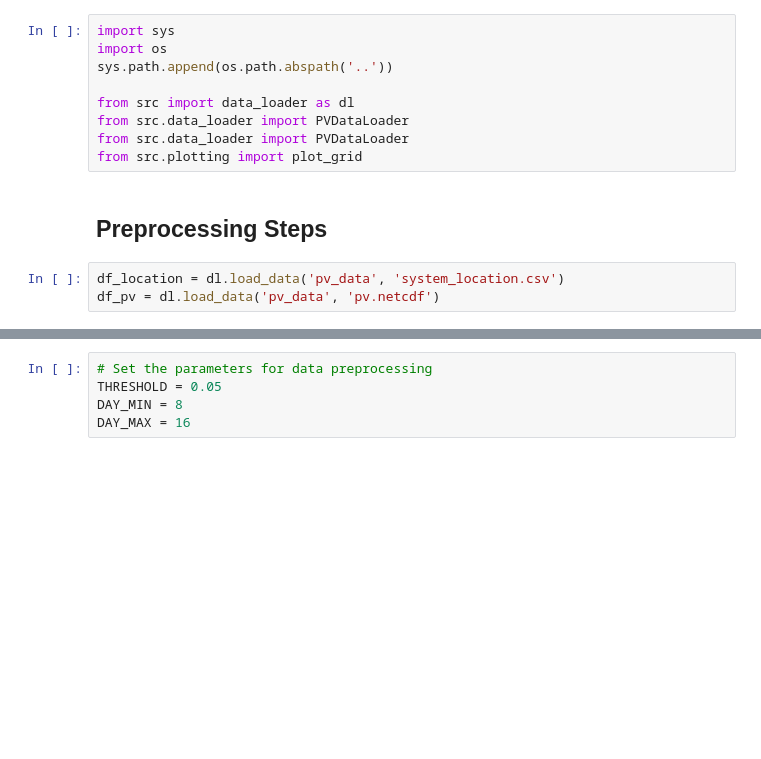
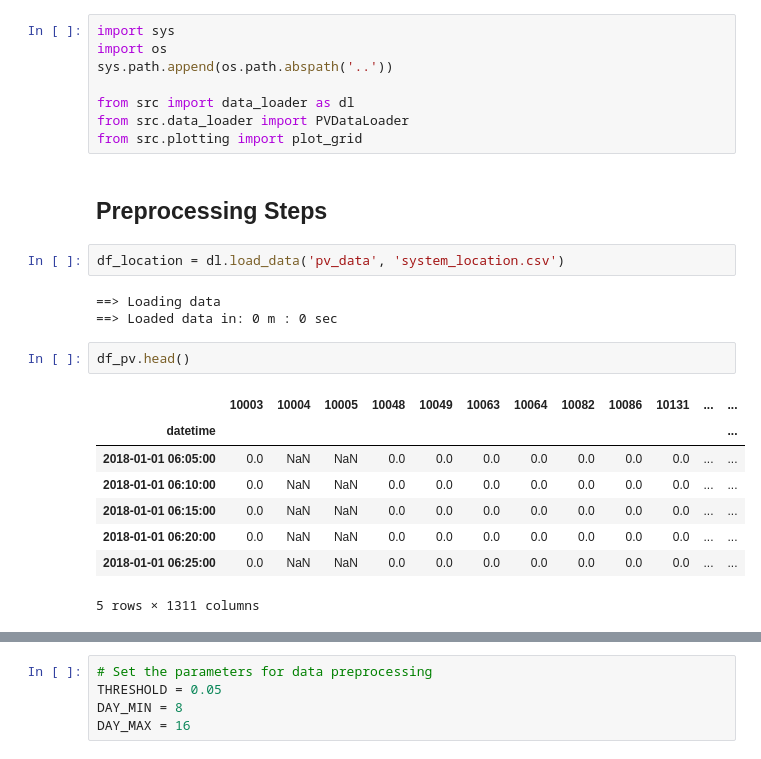
Before and after one commit to eirikbaekkelund/Dissertation, a Jupyter notebook: examples/loading_data.ipynb, the cells around one changed output, grey strips where cells are left out. Saved outputs shown, nothing was run; the diff lists cells and outputs as text; blank space fills up the shorter version.

```diff
--- a/examples/loading_data.ipynb
+++ b/examples/loading_data.ipynb
@@ -5,10 +5,22 @@ sys.path.append(os.path.abspath('..'))
 
 from src import data_loader as dl
 from src.data_loader import PVDataLoader
-from src.data_loader import PVDataLoader
 from src.plotting import plot_grid
 # %% [markdown]
 ## Preprocessing Steps
 # %%
 df_location = dl.load_data('pv_data', 'system_location.csv')
-df_pv = dl.load_data('pv_data', 'pv.netcdf')
+# %% [output]
+==> Loading data
+==> Loaded data in: 0 m : 0 sec
+# %%
+df_pv.head()
+# %% [output]
+|  | 10003 | 10004 | 10005 | 10048 | 10049 | 10063 | 10064 | 10082 | 10086 | 10131 | ... | ... |
+| datetime |  |  |  |  |  |  |  |  |  |  |  | ... |
+| 2018-01-01 06:05:00 | 0.0 | NaN | NaN | 0.0 | 0.0 | 0.0 | 0.0 | 0.0 | 0.0 | 0.0 | ... | ... |
+| 2018-01-01 06:10:00 | 0.0 | NaN | NaN | 0.0 | 0.0 | 0.0 | 0.0 | 0.0 | 0.0 | 0.0 | ... | ... |
+| 2018-01-01 06:15:00 | 0.0 | NaN | NaN | 0.0 | 0.0 | 0.0 | 0.0 | 0.0 | 0.0 | 0.0 | ... | ... |
+| 2018-01-01 06:20:00 | 0.0 | NaN | NaN | 0.0 | 0.0 | 0.0 | 0.0 | 0.0 | 0.0 | 0.0 | ... | ... |
+| 2018-01-01 06:25:00 | 0.0 | NaN | NaN | 0.0 | 0.0 | 0.0 | 0.0 | 0.0 | 0.0 | 0.0 | ... | ... |
+5 rows × 1311 columns
```
Also changed, not shown: parts of 10 cells of this notebook, 7 other files.
